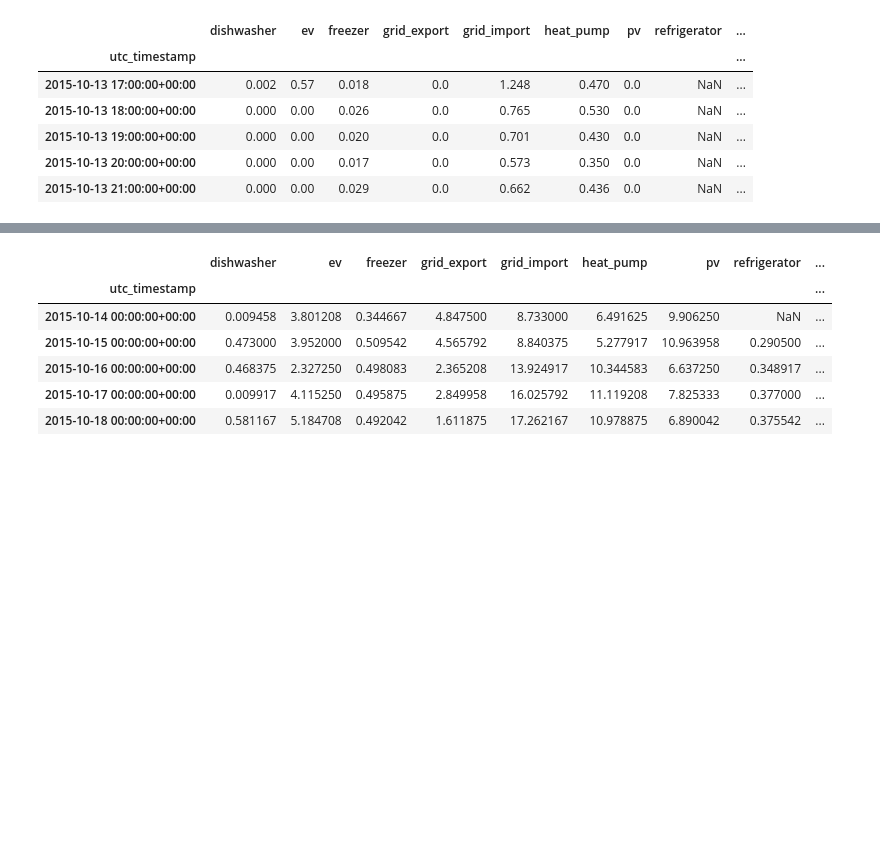
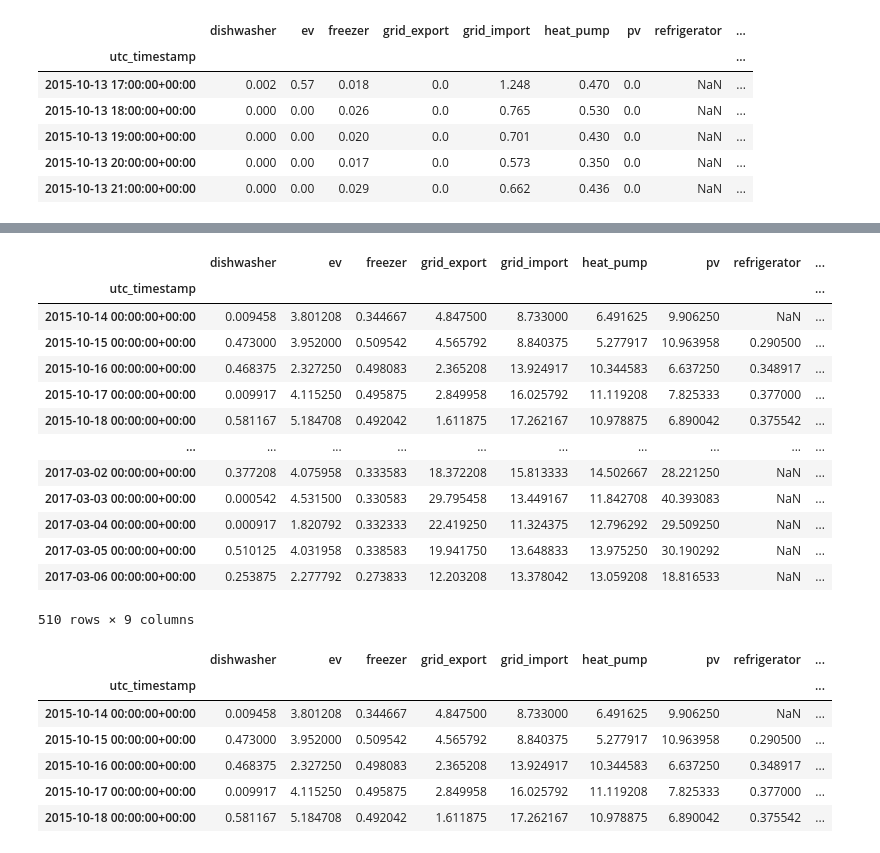
Before and after one commit to JoannaKusy/ML_for_Data_Analytics_Project, a Jupyter notebook: notebooks/01_eda.ipynb, the cells around one changed output, grey strips where cells are left out. Saved outputs shown, nothing was run; the diff lists cells and outputs as text; code cells hidden in the pictures; blank space fills up the shorter version.

```diff
--- a/notebooks/01_eda.ipynb
+++ b/notebooks/01_eda.ipynb
@@ -833,3 +867,20 @@ memory usage: 1.2 MB
+# %%
+residential4_data_daily
+# %% [output]
+|  | dishwasher | ev | freezer | grid_export | grid_import | heat_pump | pv | refrigerator | ... |
+| utc_timestamp |  |  |  |  |  |  |  |  | ... |
+| 2015-10-14 00:00:00+00:00 | 0.009458 | 3.801208 | 0.344667 | 4.847500 | 8.733000 | 6.491625 | 9.906250 | NaN | ... |
+| 2015-10-15 00:00:00+00:00 | 0.473000 | 3.952000 | 0.509542 | 4.565792 | 8.840375 | 5.277917 | 10.963958 | 0.290500 | ... |
+| 2015-10-16 00:00:00+00:00 | 0.468375 | 2.327250 | 0.498083 | 2.365208 | 13.924917 | 10.344583 | 6.637250 | 0.348917 | ... |
+| 2015-10-17 00:00:00+00:00 | 0.009917 | 4.115250 | 0.495875 | 2.849958 | 16.025792 | 11.119208 | 7.825333 | 0.377000 | ... |
+| 2015-10-18 00:00:00+00:00 | 0.581167 | 5.184708 | 0.492042 | 1.611875 | 17.262167 | 10.978875 | 6.890042 | 0.375542 | ... |
+| ... | ... | ... | ... | ... | ... | ... | ... | ... | ... |
+| 2017-03-02 00:00:00+00:00 | 0.377208 | 4.075958 | 0.333583 | 18.372208 | 15.813333 | 14.502667 | 28.221250 | NaN | ... |
+| 2017-03-03 00:00:00+00:00 | 0.000542 | 4.531500 | 0.330583 | 29.795458 | 13.449167 | 11.842708 | 40.393083 | NaN | ... |
+| 2017-03-04 00:00:00+00:00 | 0.000917 | 1.820792 | 0.332333 | 22.419250 | 11.324375 | 12.796292 | 29.509250 | NaN | ... |
+| 2017-03-05 00:00:00+00:00 | 0.510125 | 4.031958 | 0.338583 | 19.941750 | 13.648833 | 13.975250 | 30.190292 | NaN | ... |
+| 2017-03-06 00:00:00+00:00 | 0.253875 | 2.277792 | 0.273833 | 12.203208 | 13.378042 | 13.059208 | 18.816533 | NaN | ... |
+510 rows × 9 columns
 # %%
 residential4_daily_merged = residential4_data_daily.join(residential4_weather_daily, how='left')
 residential4_daily_merged.head()
```
Also changed, not shown: parts of 12 cells of this notebook, 10 other files.
